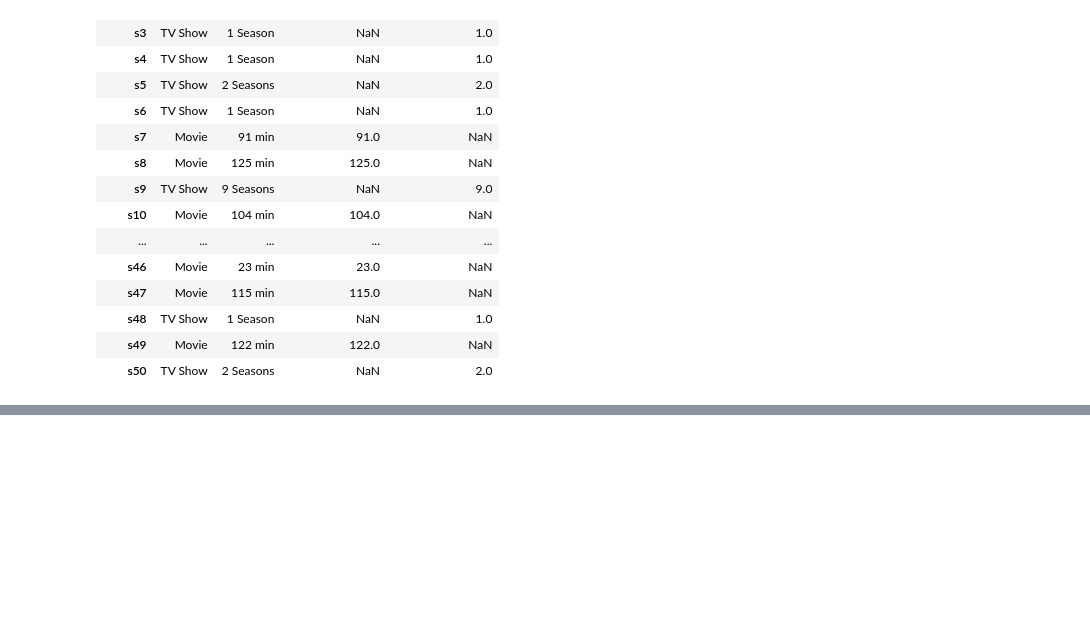
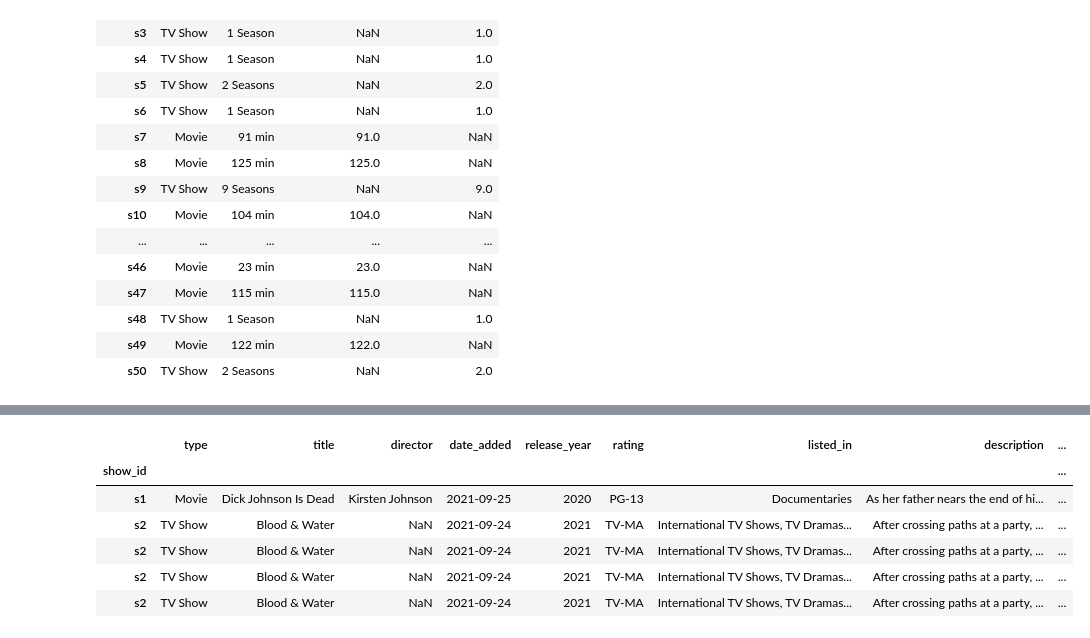
Before and after one commit to donaldseddy/Atelier_Pandas_Netfix, a Jupyter notebook: Atelier 1 - Netflix - énoncé.ipynb, the cells around one changed output, grey strips where cells are left out. Saved outputs shown, nothing was run; the diff lists cells and outputs as text; code cells hidden in the pictures; blank space fills up the shorter version.

```diff
--- a/Atelier 1 - Netflix - énoncé.ipynb
+++ b/Atelier 1 - Netflix - énoncé.ipynb
@@ -266,0 +318,13 @@ data_netfix_clean.head(5)
+# %%
+countries_exploded['cast list'] = countries_exploded['cast'].str.split(', ')
+cast_exploded = countries_exploded.explode('cast list')
+cast_exploded.drop(columns=['cast'], inplace=True)
+cast_exploded.head(5)
+# %% [output]
+|  | type | title | director | date_added | release_year | rating | listed_in | description | ... |
+| show_id |  |  |  |  |  |  |  |  | ... |
+| s1 | Movie | Dick Johnson Is Dead | Kirsten Johnson | 2021-09-25 | 2020 | PG-13 | Documentaries | As her father nears the end of hi... | ... |
+| s2 | TV Show | Blood & Water | NaN | 2021-09-24 | 2021 | TV-MA | International TV Shows, TV Dramas... | After crossing paths at a party, ... | ... |
+| s2 | TV Show | Blood & Water | NaN | 2021-09-24 | 2021 | TV-MA | International TV Shows, TV Dramas... | After crossing paths at a party, ... | ... |
+| s2 | TV Show | Blood & Water | NaN | 2021-09-24 | 2021 | TV-MA | International TV Shows, TV Dramas... | After crossing paths at a party, ... | ... |
+| s2 | TV Show | Blood & Water | NaN | 2021-09-24 | 2021 | TV-MA | International TV Shows, TV Dramas... | After crossing paths at a party, ... | ... |
```
Also changed, not shown: parts of 4 cells of this notebook, 1 other file.
